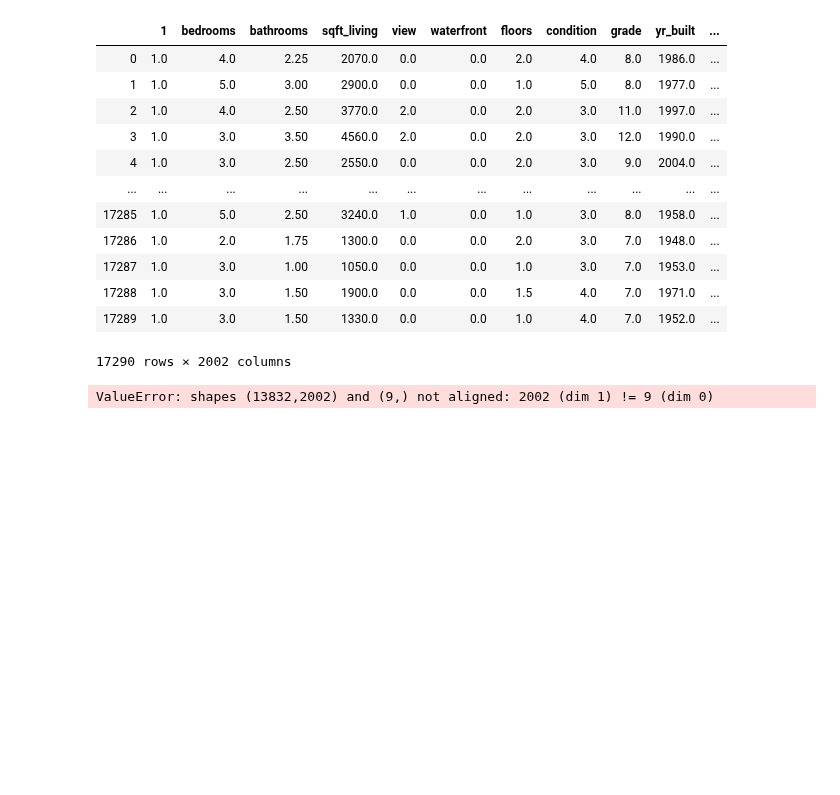
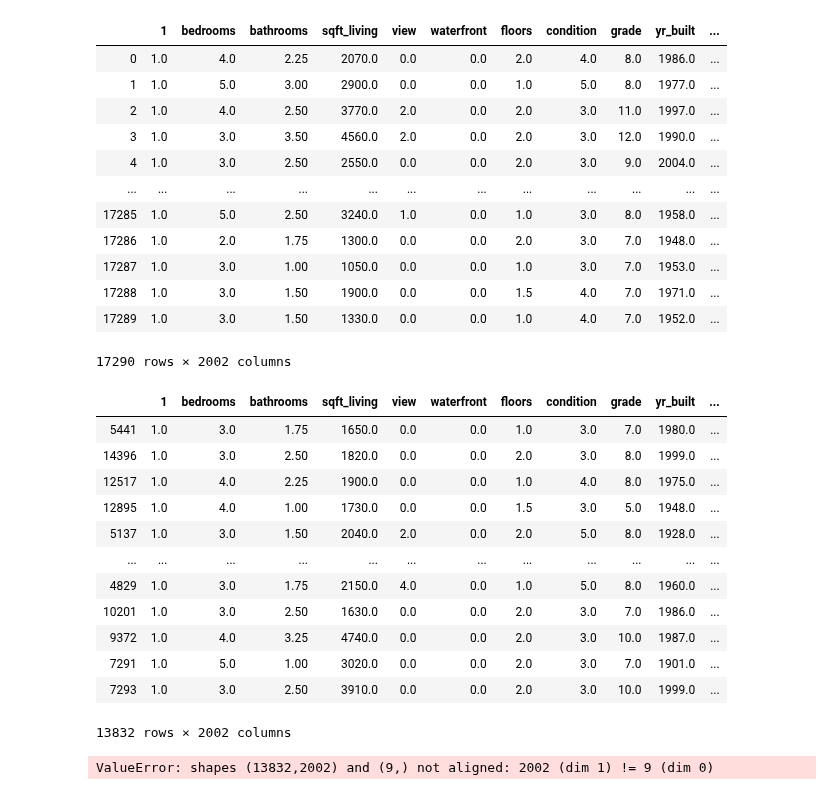
Before and after one commit to trevohearn/nyc-mhtn-ds-010620-lectures, a Jupyter notebook: week-6/KC_house_data/Untitled.ipynb, the cells around one changed output. Saved outputs shown, nothing was run; the diff lists cells and outputs as text; code cells hidden in the pictures; blank space fills up the shorter version.

```diff
--- a/week-6/KC_house_data/Untitled.ipynb
+++ b/week-6/KC_house_data/Untitled.ipynb
@@ -335,6 +332,22 @@ df_poly_5
 17290 rows × 2002 columns
 # %%
 X_train_p5, X_test_p5, y_train_05, y_test = train_test_split(df_poly_5, target, test_size=0.2, random_state = 10)
+# %%
+X_train_p5
+# %% [output]
+|  | 1 | bedrooms | bathrooms | sqft_living | view | waterfront | floors | condition | grade | yr_built | ... |
+| 5441 | 1.0 | 3.0 | 1.75 | 1650.0 | 0.0 | 0.0 | 1.0 | 3.0 | 7.0 | 1980.0 | ... |
+| 14396 | 1.0 | 3.0 | 2.50 | 1820.0 | 0.0 | 0.0 | 2.0 | 3.0 | 8.0 | 1999.0 | ... |
+| 12517 | 1.0 | 4.0 | 2.25 | 1900.0 | 0.0 | 0.0 | 1.0 | 4.0 | 8.0 | 1975.0 | ... |
+| 12895 | 1.0 | 4.0 | 1.00 | 1730.0 | 0.0 | 0.0 | 1.5 | 3.0 | 5.0 | 1948.0 | ... |
+| 5137 | 1.0 | 3.0 | 1.50 | 2040.0 | 2.0 | 0.0 | 2.0 | 5.0 | 8.0 | 1928.0 | ... |
+| ... | ... | ... | ... | ... | ... | ... | ... | ... | ... | ... | ... |
+| 4829 | 1.0 | 3.0 | 1.75 | 2150.0 | 4.0 | 0.0 | 1.0 | 5.0 | 8.0 | 1960.0 | ... |
+| 10201 | 1.0 | 3.0 | 2.50 | 1630.0 | 0.0 | 0.0 | 2.0 | 3.0 | 7.0 | 1986.0 | ... |
+| 9372 | 1.0 | 4.0 | 3.25 | 4740.0 | 0.0 | 0.0 | 2.0 | 3.0 | 10.0 | 1987.0 | ... |
+| 7291 | 1.0 | 5.0 | 1.00 | 3020.0 | 0.0 | 0.0 | 2.0 | 3.0 | 7.0 | 1901.0 | ... |
+| 7293 | 1.0 | 3.0 | 2.50 | 3910.0 | 0.0 | 0.0 | 2.0 | 3.0 | 10.0 | 1999.0 | ... |
+13832 rows × 2002 columns
 # %%
 #predictions
 y_pred_ridge_01_train = ridge_01.predict(X_train_p5)
```
Also changed, not shown: parts of 1 cell of this notebook, 3 other files.
